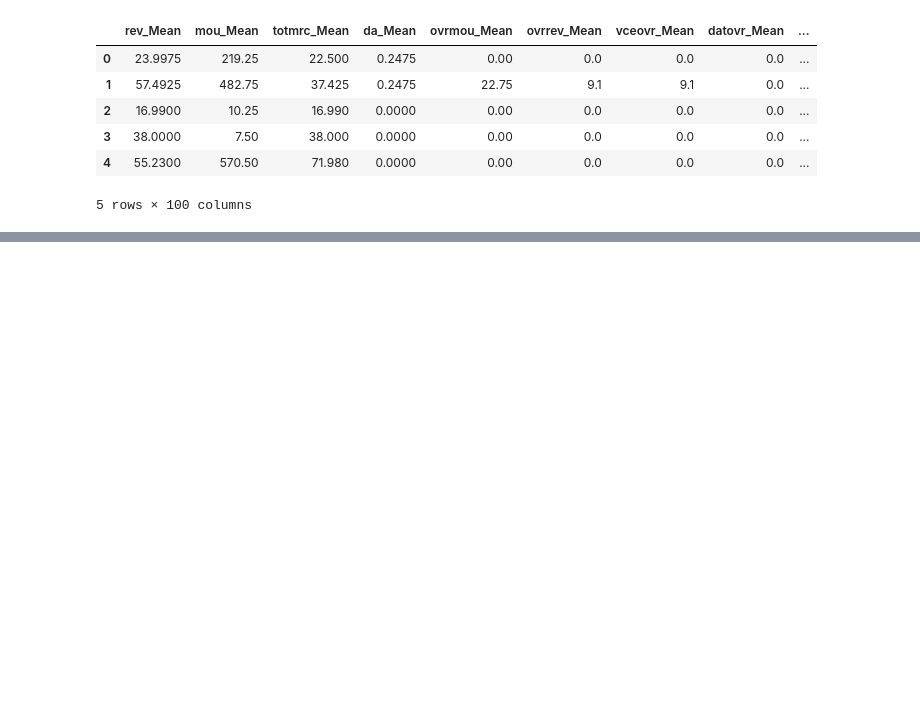
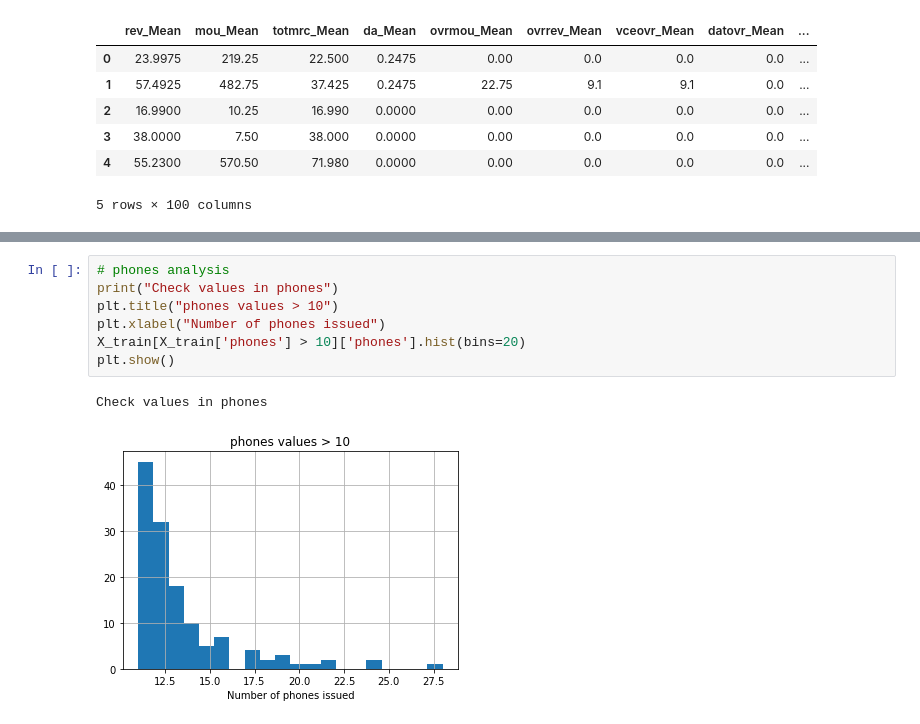
Before and after one commit to ravipatel7003/Customer_Churn, a Jupyter notebook: Churn Prediction.ipynb, the cells around one changed output, grey strips where cells are left out. Drawn from its saved outputs; the diff is of its cells as text; blank space fills up the shorter version.

```diff
--- a/Churn Prediction.ipynb
+++ b/Churn Prediction.ipynb
@@ -26,0 +240,10 @@ X_train, X_test = train_test_split(df, test_size = 0.2, random_state=10)
+# %%
+# phones analysis
+print("Check values in phones")
+plt.title("phones values > 10")
+plt.xlabel("Number of phones issued")
+X_train[X_train['phones'] > 10]['phones'].hist(bins=20)
+plt.show()
+# %% [output]
+Check values in phones
+[figure, added]
```
Also changed, not shown: parts of 11 cells of this notebook.
